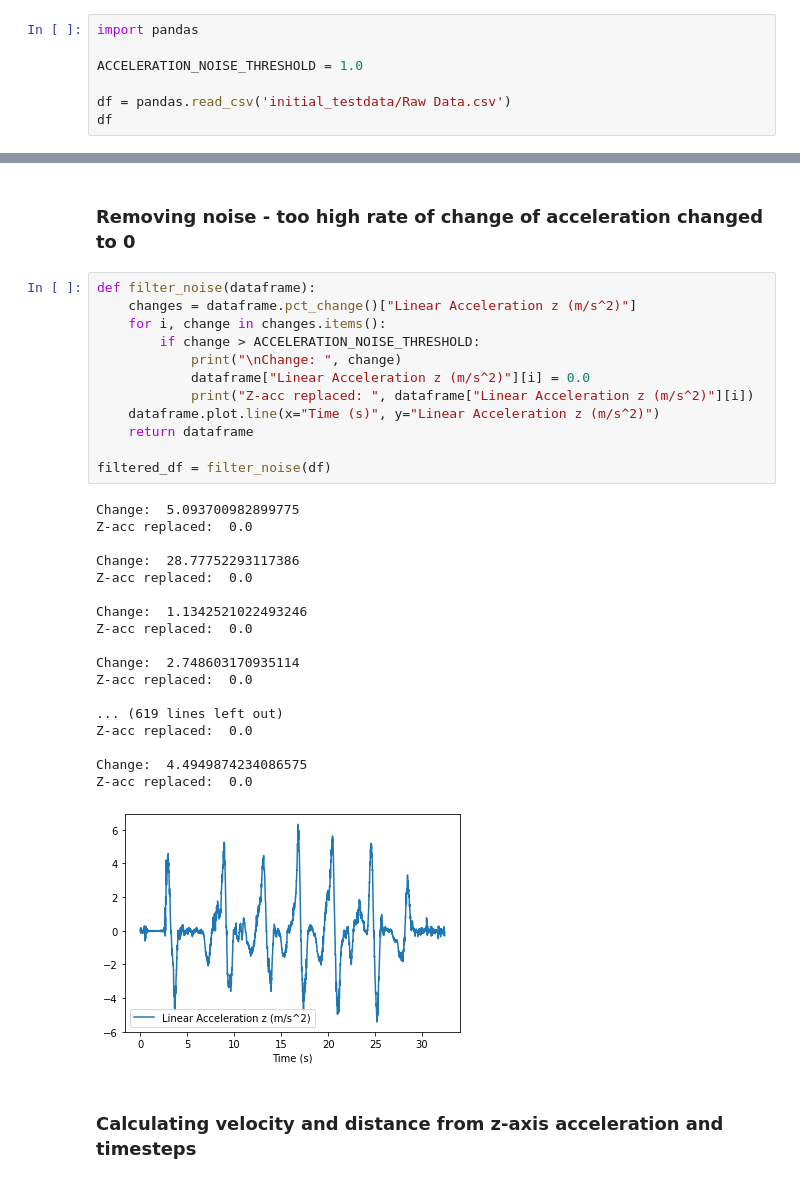
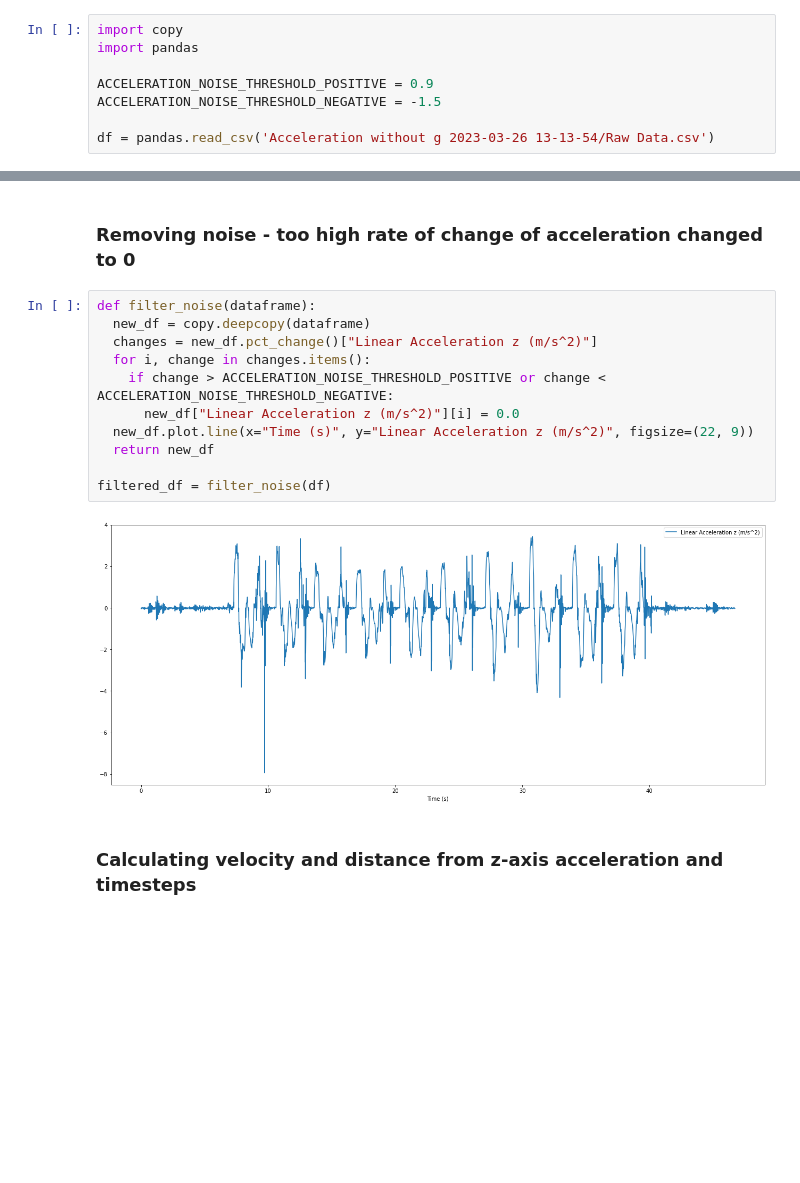
Before and after one commit to raltm2e/imu_phyphox, a Jupyter notebook: test1.ipynb, the cells around one changed output, grey strips where cells are left out. Drawn from its saved outputs; the diff is of its cells as text; blank space fills up the shorter version.

```diff
--- a/test1.ipynb
+++ b/test1.ipynb
@@ -1,9 +1,10 @@
 # %%
+import copy
 import pandas
 
-ACCELERATION_NOISE_THRESHOLD = 1.0
+ACCELERATION_NOISE_THRESHOLD_POSITIVE = 0.9
+ACCELERATION_NOISE_THRESHOLD_NEGATIVE = -1.5
 
-df = pandas.read_csv('initial_testdata/Raw Data.csv')
-df
+df = pandas.read_csv('Acceleration without g 2023-03-26 13-13-54/Raw Data.csv')
 # %% [output]
 |  | Time (s) | Linear Acceleration x (m/s^2) | Linear Acceleration y (m/s^2) | Linear Acceleration z (m/s^2) | Absolute acceleration (m/s^2) |
@@ -28,35 +29,17 @@ df.plot.line(x="Time (s)", y="Linear Acceleration z (m/s^2)")
 ### Removing noise - too high rate of change of acceleration changed to 0
 # %%
 def filter_noise(dataframe):
-    changes = dataframe.pct_change()["Linear Acceleration z (m/s^2)"]
-    for i, change in changes.items():
-        if change > ACCELERATION_NOISE_THRESHOLD:
-            print("\nChange: ", change)
-            dataframe["Linear Acceleration z (m/s^2)"][i] = 0.0
-            print("Z-acc replaced: ", dataframe["Linear Acceleration z (m/s^2)"][i])
-    dataframe.plot.line(x="Time (s)", y="Linear Acceleration z (m/s^2)")
-    return dataframe
+  new_df = copy.deepcopy(dataframe)
+  changes = new_df.pct_change()["Linear Acceleration z (m/s^2)"]
+  for i, change in changes.items():
+    if change > ACCELERATION_NOISE_THRESHOLD_POSITIVE or change < ACCELERATION_NOISE_THRESHOLD_NEGATIVE:
+      new_df["Linear Acceleration z (m/s^2)"][i] = 0.0
+  new_df.plot.line(x="Time (s)", y="Linear Acceleration z (m/s^2)", figsize=(22, 9))
+  return new_df
 
 filtered_df = filter_noise(df)
 # %% [output]
-Change:  5.093700982899775
-Z-acc replaced:  0.0
-
-Change:  28.77752293117386
-Z-acc replaced:  0.0
-
-Change:  1.1342521022493246
-Z-acc replaced:  0.0
-
-Change:  2.748603170935114
-Z-acc replaced:  0.0
-
-... (619 lines left out)
-Z-acc replaced:  0.0
-
-Change:  4.4949874234086575
-Z-acc replaced:  0.0
-[figure, old version]
+[figure, new version]
 # %% [markdown]
 ### Calculating velocity and distance from z-axis acceleration and timesteps
 # %%
```
Also changed, not shown: parts of 4 cells of this notebook, 2 other files.
